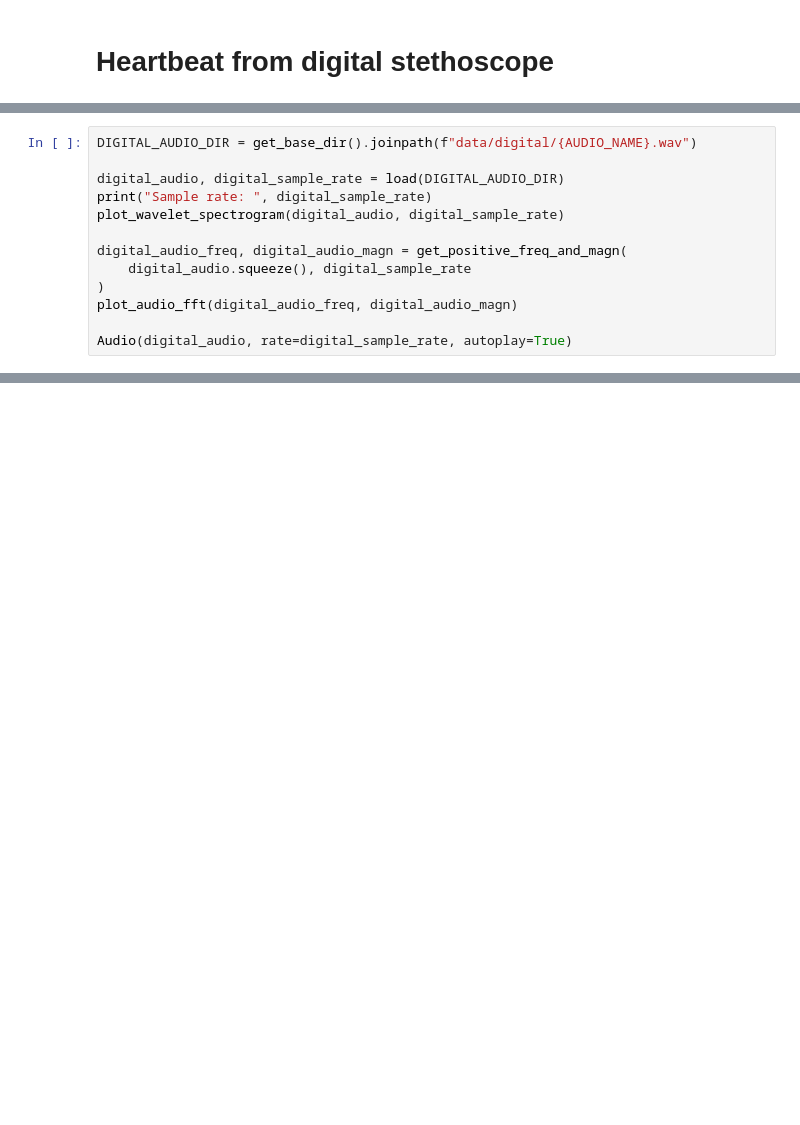
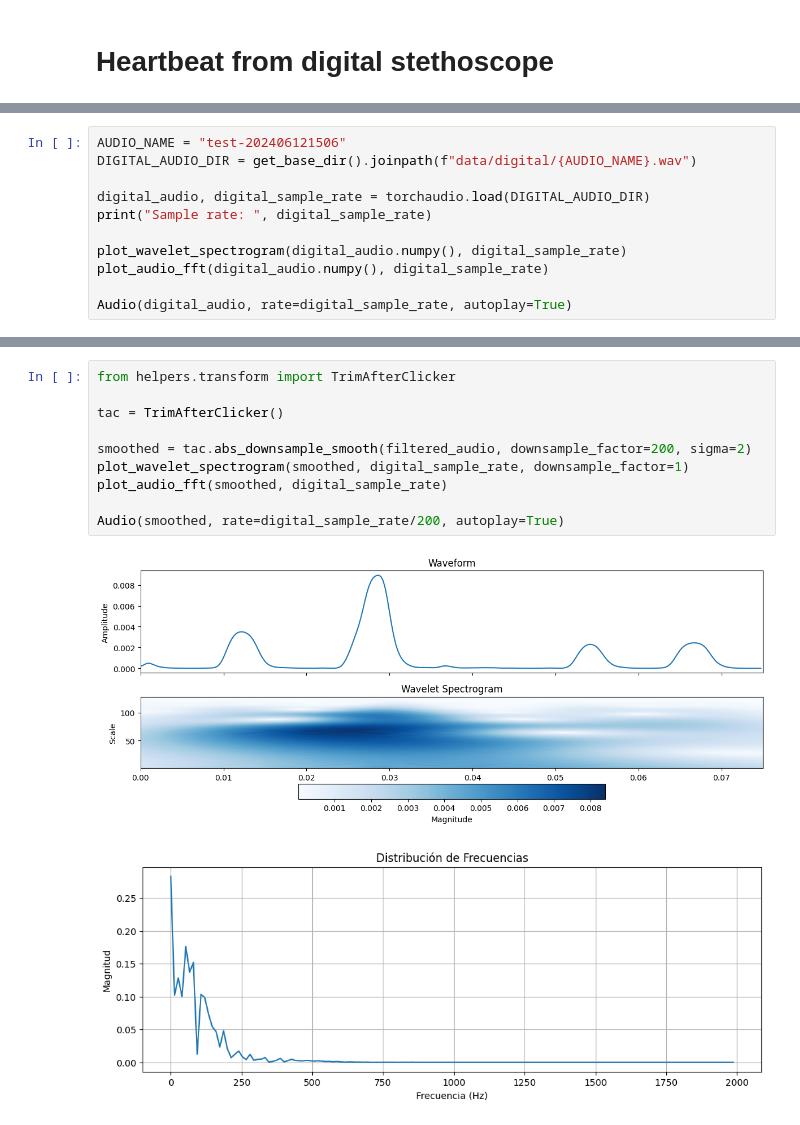
Before and after one commit to Afroefras/coratech, a Jupyter notebook: notebooks/trigger_notification.ipynb, the cells around one changed output, grey strips where cells are left out. Saved outputs shown, nothing was run; the diff lists cells and outputs as text; blank space fills up the shorter version.

```diff
--- a/notebooks/trigger_notification.ipynb
+++ b/notebooks/trigger_notification.ipynb
@@ -79,14 +11,12 @@ AUDIO_NAME = "test-202406121506"
 # %%
+AUDIO_NAME = "test-202406121506"
 DIGITAL_AUDIO_DIR = get_base_dir().joinpath(f"data/digital/{AUDIO_NAME}.wav")
 
-digital_audio, digital_sample_rate = load(DIGITAL_AUDIO_DIR)
+digital_audio, digital_sample_rate = torchaudio.load(DIGITAL_AUDIO_DIR)
 print("Sample rate: ", digital_sample_rate)
-plot_wavelet_spectrogram(digital_audio, digital_sample_rate)
 
-digital_audio_freq, digital_audio_magn = get_positive_freq_and_magn(
-    digital_audio.squeeze(), digital_sample_rate
-)
-plot_audio_fft(digital_audio_freq, digital_audio_magn)
+plot_wavelet_spectrogram(digital_audio.numpy(), digital_sample_rate)
+plot_audio_fft(digital_audio.numpy(), digital_sample_rate)
 
 Audio(digital_audio, rate=digital_sample_rate, autoplay=True)
 # %% [output]
@@ -113,3 +42,16 @@ Audio(filtered_audio, rate=digital_sample_rate, autoplay=True)
 [figure]
 [figure]
 [interactive output not drawn]
+# %%
+from helpers.transform import TrimAfterClicker
+
+tac = TrimAfterClicker()
+
+smoothed = tac.abs_downsample_smooth(filtered_audio, downsample_factor=200, sigma=2)
+plot_wavelet_spectrogram(smoothed, digital_sample_rate, downsample_factor=1)
+plot_audio_fft(smoothed, digital_sample_rate)
+
+Audio(smoothed, rate=digital_sample_rate/200, autoplay=True)
+# %% [output]
+[figure, added]
+[figure, added]
```
Also changed, not shown: parts of 11 cells of this notebook, 1 other file.
